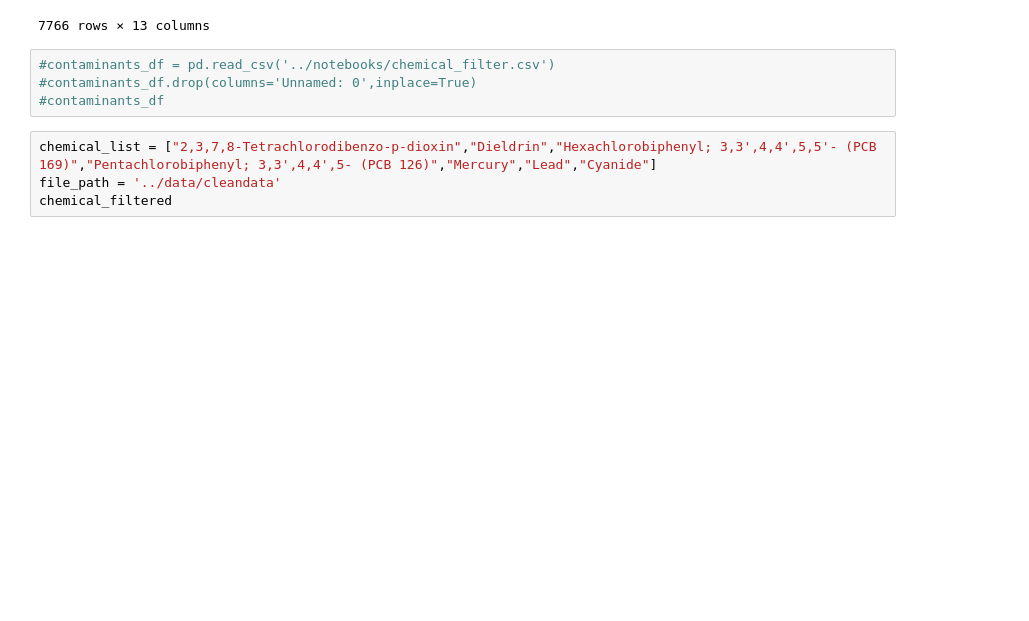
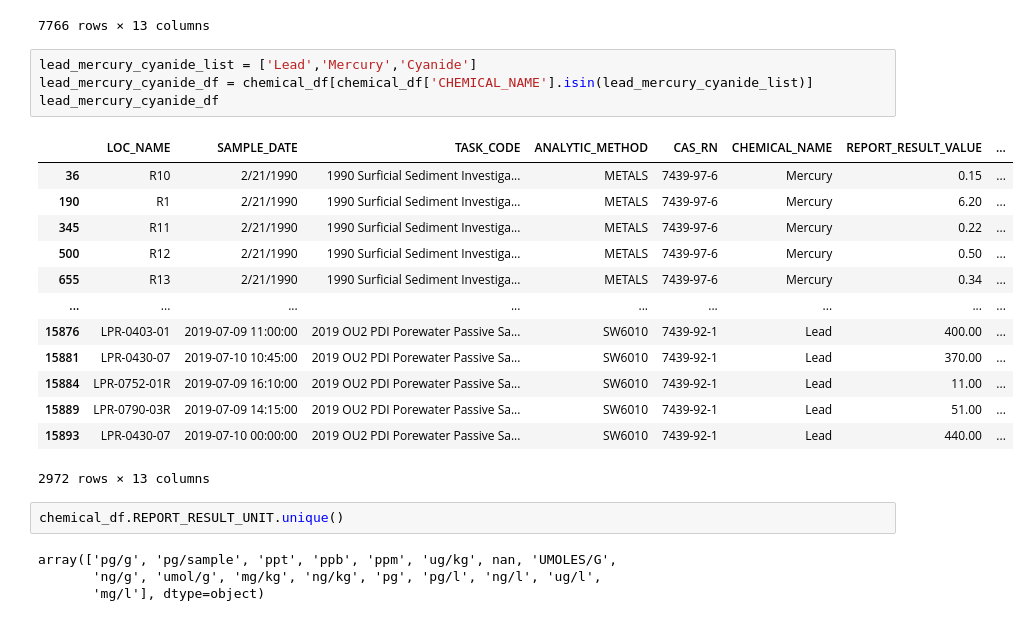
Before and after one commit to kxh3/environmental_contamination, a Jupyter notebook: notebooks/andrew.ipynb, the cells around one changed output. Saved outputs shown, nothing was run; the diff lists cells and outputs as text; blank space fills up the shorter version.

```diff
--- a/notebooks/andrew.ipynb
+++ b/notebooks/andrew.ipynb
@@ -27,10 +53,26 @@ chemical_df
 | 15893 | LPR-0430-07 | 2019-07-10 00:00:00 | 2019 OU2 PDI Porewater Passive Sa... | SW6010 | 7439-92-1 | Lead | 440.0 | ... |
 7766 rows × 13 columns
 # %%
-#contaminants_df = pd.read_csv('../notebooks/chemical_filter.csv')
-#contaminants_df.drop(columns='Unnamed: 0',inplace=True)
-#contaminants_df
+lead_mercury_cyanide_list = ['Lead','Mercury','Cyanide']
+lead_mercury_cyanide_df = chemical_df[chemical_df['CHEMICAL_NAME'].isin(lead_mercury_cyanide_list)]
+lead_mercury_cyanide_df
+# %% [output]
+|  | LOC_NAME | SAMPLE_DATE | TASK_CODE | ANALYTIC_METHOD | CAS_RN | CHEMICAL_NAME | REPORT_RESULT_VALUE | ... |
+| 36 | R10 | 2/21/1990 | 1990 Surficial Sediment Investiga... | METALS | 7439-97-6 | Mercury | 0.15 | ... |
+| 190 | R1 | 2/21/1990 | 1990 Surficial Sediment Investiga... | METALS | 7439-97-6 | Mercury | 6.20 | ... |
+| 345 | R11 | 2/21/1990 | 1990 Surficial Sediment Investiga... | METALS | 7439-97-6 | Mercury | 0.22 | ... |
+| 500 | R12 | 2/21/1990 | 1990 Surficial Sediment Investiga... | METALS | 7439-97-6 | Mercury | 0.50 | ... |
+| 655 | R13 | 2/21/1990 | 1990 Surficial Sediment Investiga... | METALS | 7439-97-6 | Mercury | 0.34 | ... |
+| ... | ... | ... | ... | ... | ... | ... | ... | ... |
+| 15876 | LPR-0403-01 | 2019-07-09 11:00:00 | 2019 OU2 PDI Porewater Passive Sa... | SW6010 | 7439-92-1 | Lead | 400.00 | ... |
+| 15881 | LPR-0430-07 | 2019-07-10 10:45:00 | 2019 OU2 PDI Porewater Passive Sa... | SW6010 | 7439-92-1 | Lead | 370.00 | ... |
+| 15884 | LPR-0752-01R | 2019-07-09 16:10:00 | 2019 OU2 PDI Porewater Passive Sa... | SW6010 | 7439-92-1 | Lead | 11.00 | ... |
+| 15889 | LPR-0790-03R | 2019-07-09 14:15:00 | 2019 OU2 PDI Porewater Passive Sa... | SW6010 | 7439-92-1 | Lead | 51.00 | ... |
+| 15893 | LPR-0430-07 | 2019-07-10 00:00:00 | 2019 OU2 PDI Porewater Passive Sa... | SW6010 | 7439-92-1 | Lead | 440.00 | ... |
+2972 rows × 13 columns
-# %%
-chemical_list = ["2,3,7,8-Tetrachlorodibenzo-p-dioxin","Dieldrin","Hexachlorobiphenyl; 3,3',4,4',5,5'- (PCB 169)","Pentachlorobiphenyl; 3,3',4,4',5- (PCB 126)","Mercury","Lead","Cyanide"]
-file_path = '../data/cleandata'
-chemical_filtered
+# %%
+chemical_df.REPORT_RESULT_UNIT.unique()
+# %% [output]
+array(['pg/g', 'pg/sample', 'ppt', 'ppb', 'ppm', 'ug/kg', nan, 'UMOLES/G',
+       'ng/g', 'umol/g', 'mg/kg', 'ng/kg', 'pg', 'pg/l', 'ng/l', 'ug/l',
+       'mg/l'], dtype=object)
```
Also changed, not shown: parts of 1 cell of this notebook, 1 other file.
